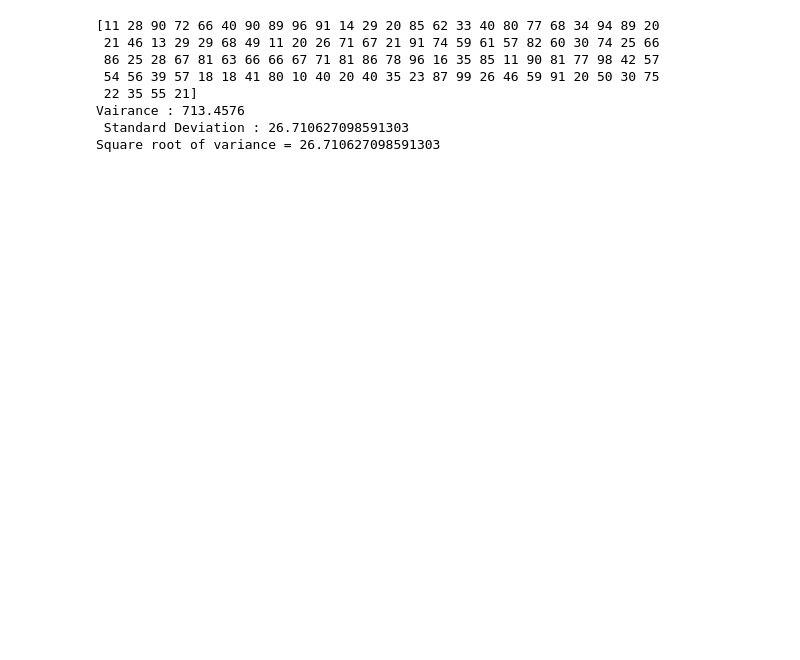
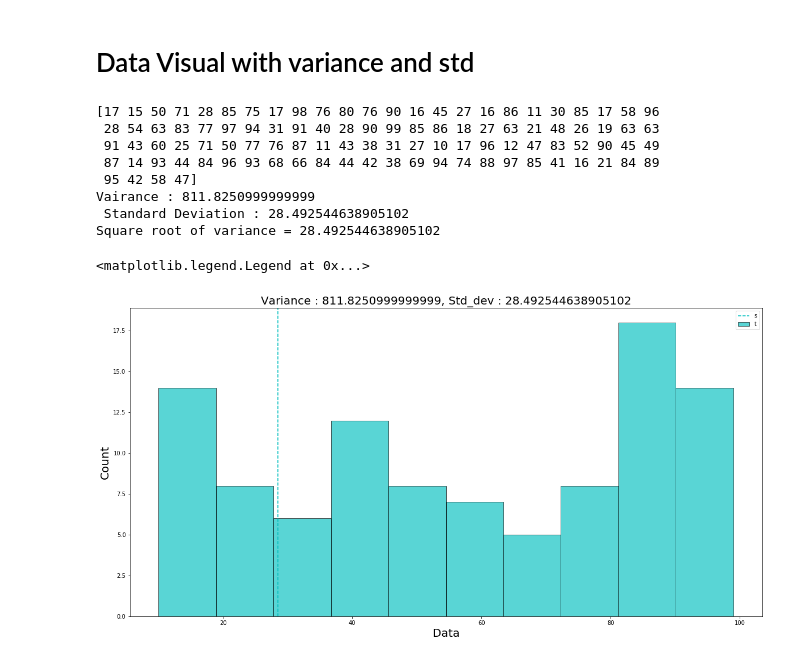
Before and after one commit to pythonist-datascience/statistics, a Jupyter notebook: Descriptive_Statistics/Central_Tendency/Varaiance_Standard_Deviation.ipynb, the cells around one changed output. Drawn from its saved outputs; the diff is of its cells as text; code cells hidden in the pictures; blank space fills up the shorter version.

```diff
--- a/Descriptive_Statistics/Central_Tendency/Varaiance_Standard_Deviation.ipynb
+++ b/Descriptive_Statistics/Central_Tendency/Varaiance_Standard_Deviation.ipynb
@@ -16,19 +21,36 @@ from scipy.stats import mode
+# %% [markdown]
+# Data Visual with variance and std
 # %%
 # Data
 Data = np.random.randint(low=10, high=100, size=100)
 print(Data)
 
 variance = Data.var()
 std_dev = Data.std()
 
 print("Vairance : {}  \n Standard Deviation : {}".format(variance, std_dev))
 print("Square root of variance = {}".format(sqrt(variance)))
+
+
+#Histogram
+
+plt.figure(figsize=(20, 10))
+plt.hist(x=Data, color='c', edgecolor='k', alpha=0.65)
+# plt.axvline(x=variance, linestyle=':', color = 'k')
+plt.axvline(x=std_dev, linestyle='--', color = 'c')
+
+plt.xlabel('Data', size=20)
+plt.ylabel('Count', size=20)
+plt.title('Variance : {}, Std_dev : {}'.format(variance, std_dev), size=20)
+plt.gca().legend(('std_dev'))
 # %% [output]
-[11 28 90 72 66 40 90 89 96 91 14 29 20 85 62 33 40 80 77 68 34 94 89 20
- 21 46 13 29 29 68 49 11 20 26 71 67 21 91 74 59 61 57 82 60 30 74 25 66
- 86 25 28 67 81 63 66 66 67 71 81 86 78 96 16 35 85 11 90 81 77 98 42 57
- 54 56 39 57 18 18 41 80 10 40 20 40 35 23 87 99 26 46 59 91 20 50 30 75
- 22 35 55 21]
-Vairance : 713.4576
- Standard Deviation : 26.710627098591303
-Square root of variance = 26.710627098591303
+[17 15 50 71 28 85 75 17 98 76 80 76 90 16 45 27 16 86 11 30 85 17 58 96
+ 28 54 63 83 77 97 94 31 91 40 28 90 99 85 86 18 27 63 21 48 26 19 63 63
+ 91 43 60 25 71 50 77 76 87 11 43 38 31 27 10 17 96 12 47 83 52 90 45 49
+ 87 14 93 44 84 96 93 68 66 84 44 42 38 69 94 74 88 97 85 41 16 21 84 89
+ 95 42 58 47]
+Vairance : 811.8250999999999
+ Standard Deviation : 28.492544638905102
+Square root of variance = 28.492544638905102
+<matplotlib.legend.Legend at 0x...>
+[figure, added]
```
Also changed, not shown: parts of 5 cells of this notebook, 1 other file.
